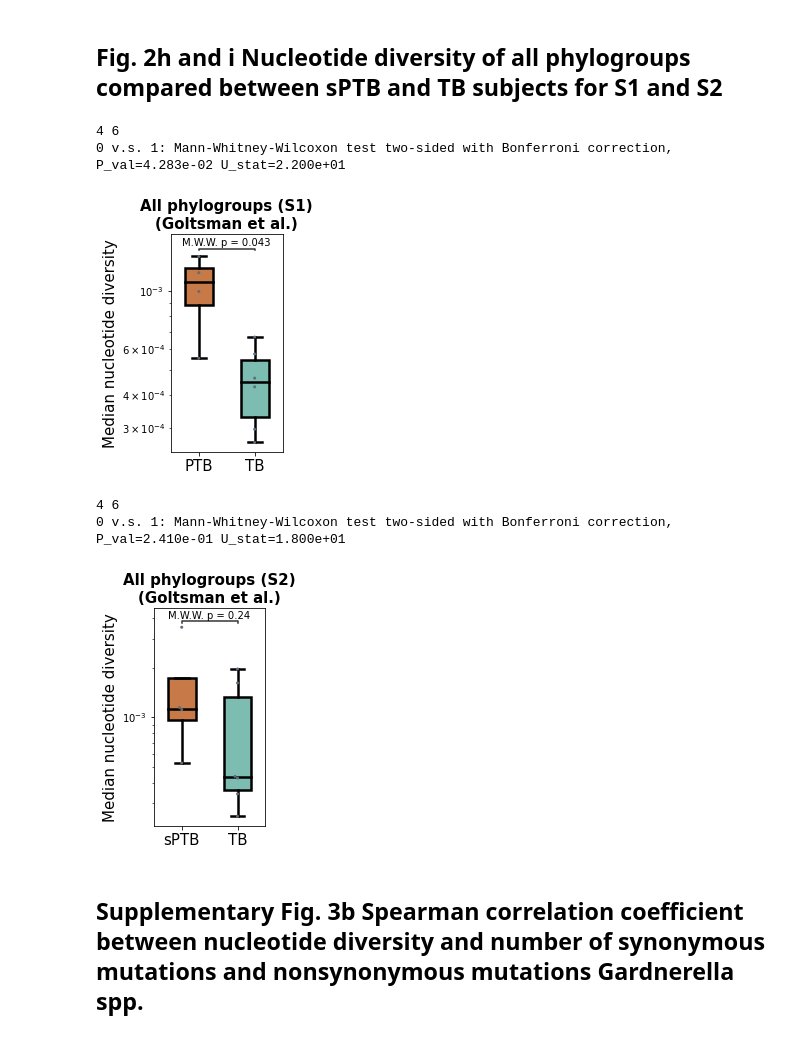
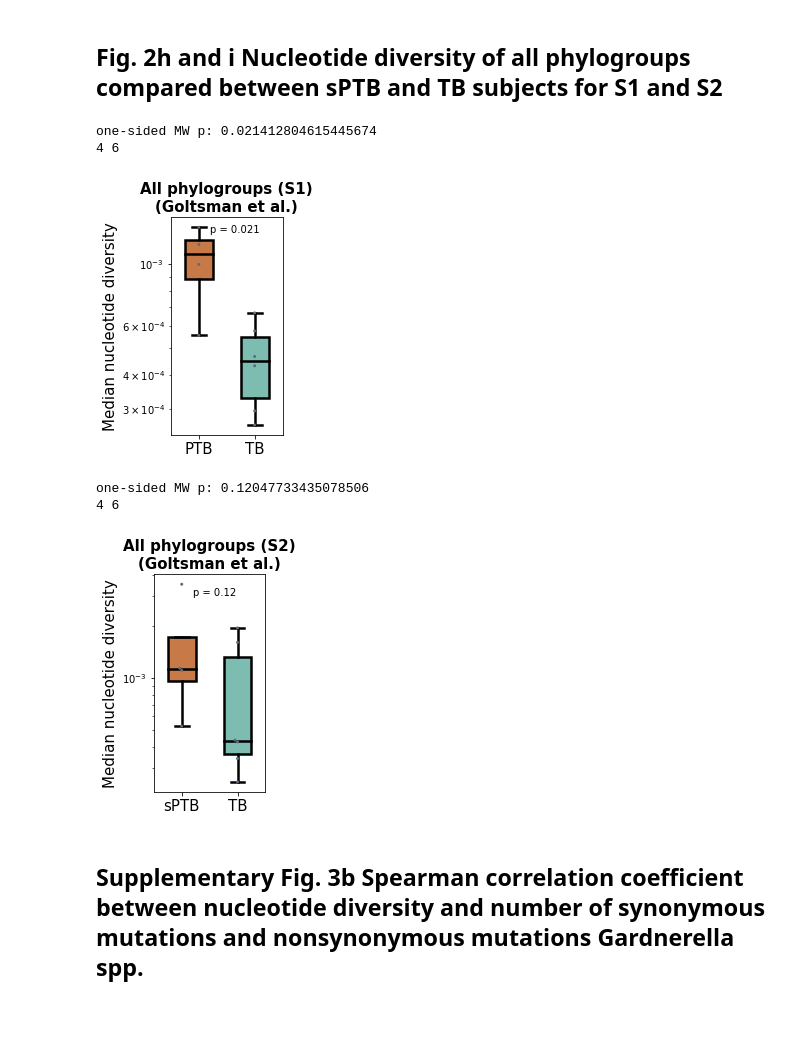
Before and after one commit to korem-lab/MOMs-PI_microdiversity_2023, a Jupyter notebook: MOMS-PI_analysis.ipynb, the cells around one changed output. Drawn from its saved outputs; the diff is of its cells as text; code cells hidden in the pictures.

```diff
--- a/MOMS-PI_analysis.ipynb
+++ b/MOMS-PI_analysis.ipynb
@@ -256,7 +299,7 @@ plt.show()
 # %%
 # load feature loadings result from CTF analysis
 
-feature = pd.read_csv('/ifs/scratch/tk2829_gp/jl5897/MOMS_PI/from_liat/New_Results/Feature_loadings.csv',index_col=0)
+feature = pd.read_csv('Feature_loadings.csv',index_col=0)
 con = pd.concat([feature.sort_values('Component 2').head(5), feature.sort_values('Component 2').tail(5)])
 key = ['Lactobacillus helveticus PG81', 'Lactobacillus crispatus PG80', 'Lactobacillus gasseri PG79',
        'Lactobacillus jensenii PG76', 'Lactobacillus jensenii PG77', 'Gardnerella vaginalis PG50',
@@ -317,14 +360,14 @@ plt.show()
 # Average nucleotide identify (ANI) of strains compared between subjects
 # %%
 # select phylogroups that have at leat 10 MAGs assembed from PTB subjects
-bins_mag = pd.read_csv('/storage/scratch/c2b2/korem/jl5897/tmp/MOMS_PI/atlas/allbins2genome.tsv', sep = '\t', index_col=0)
-bins = pd.read_csv('/storage/scratch/c2b2/korem/jl5897/tmp/MOMS_PI/atlas/genomic_bins_metabat.tsv', sep = '\t', index_col=0)
+bins_mag = pd.read_csv('allbins2genome.tsv', sep = '\t', index_col=0)
+bins = pd.read_csv('genomic_bins_metabat.tsv', sep = '\t', index_col=0)
 df_m = pd.merge(bins_mag, bins, left_index=True, right_index=True)
 
 sample['group'] = sample['ptb'].replace({False:'ftb', True:'ptb'})
 sample_new = sample.drop(['tb', 'ptb'], axis = 1)
 sample_new = sample_new.set_index(['Sample_Name'])
-df_GAS = pd.read_pickle("/storage/scratch/c2b2/korem/jl5897/tmp/MOMS_PI/metadata_r/GAS.df")
+df_GAS = pd.read_pickle("GAS.df")
 sample_GAS = sample_new.join(df_GAS)
 sample_GAS = sample_GAS.reset_index()
 sample_GAS = sample_GAS.set_index(['Run'])
@@ -355,13 +398,13 @@ for key in mag_dic:
             print(df_m_GAS.loc[df_m_GAS['MAG'] == key, 'Taxonomy (contained)'].iloc[0])
 
 df_m_GAS_se = df_m_GAS[(df_m_GAS['MAG'].str.contains('MAG038'))|(df_m_GAS['MAG'].str.contains('MAG061'))| (df_m_GAS['MAG'].str.contains('MAG086')) | (df_m_GAS['MAG'].str.contains('MAG113'))]
-df_m_GAS_se.to_pickle("/storage/data/c2b2/korem/jl5897/MOMS_PI/atlas/selected_mag_sample_meta.pkl")
+df_m_GAS_se.to_pickle("selected_mag_sample_meta.pkl")
 # %% [markdown]
 ## Supplementary Fig. 2 ANI of MAGs clssified as M. genomosp
 # %%
 # compare observed ANI of MAGs within sPTB subjects and TB subjects with expected ANI for selected phylogroups
-metadata = pd.read_pickle('/storage/scratch/c2b2/korem/jl5897/MOMS-PI/ani/ANI_dendrogram/selected_mag_sample_meta.pkl')
-for fname in glob.glob('/storage/scratch/c2b2/korem/jl5897/MOMS-PI/ani/ANI_dendrogram/*.tab'):
+metadata = pd.read_pickle('selected_mag_sample_meta.pkl')
+for fname in glob.glob('*.tab'): # ANI matrix
     ani_matrix = pd.read_csv(fname, sep = '\t', index_col=0)
     sub_dic = defaultdict(list)
     new_meta = metadata[metadata['MAG'] == fname.split('/')[-1].split('_')[0]]
@@ -799,13 +798,12 @@ plt.show()
 term = [10039, 10044, 10034, 10032, 10047, 10046] # ID's of subjects with term birth
 preterm = [10101, 10031, 10036, 10029] # ID's of subjects with preterm birth
 
-gamd = pd.read_csv('/ifs/scratch/tk2829_gp/tk2829/pnas.1502875112.sd02.txt', sep = '\t')
+gamd = pd.read_csv('pnas.1502875112.sd02.txt', sep = '\t')
 # create Dataframe that maps subject IDs to the ID's of their sample sequencing runs
-meta = pd.read_csv("/ifs/scratch/tk2829_gp/shared/Data/2022_Relman_VagMetagenome/Relman_Meta.txt", sep="\t", usecols=["Run","Sample_ID"])
+meta = pd.read_csv("/Relman_Meta.txt", sep="\t", usecols=["Run","Sample_ID"])
 meta["subject"] = meta["Sample_ID"].apply(lambda row: str(row)[:5])
 meta.sort_values(by=["subject"], inplace=True)
-#meta['preterm'] = meta.subject.apply(lambda v: True if int(v) in preterm else False if int(v) in term else np.nan)
-# print(meta.head())
+
 meta['Sample_ID'] = meta.Sample_ID.astype(str)
 meta = meta.merge(gamd[['#SampleID', 'GestationalWeekOfCollection', 'PretermBirth', 'GestationalWeekOfDelivery']],
            left_on = 'Sample_ID', right_on = '#SampleID', how = 'left')
@@ -820,43 +818,43 @@ s2_meta = meta[(meta['GestationalWeekOfCollection'] >= 20) & (meta['GestationalW
 # %% [markdown]
 ## Fig. 2h and i Nucleotide diversity of all phylogroups compared between sPTB and TB subjects for S1 and S2
 # %%
-df = pd.read_pickle('/ifs/scratch/tk2829_gp/jl5897/MOMS_PI/inStain/Relman/genome_wide/relman_nt.df').T
+df = pd.read_pickle('relman_nt.df').T
 df.columns = df.columns.str.split('.').str[0]
 
 # calculate median of samples for each subject
 
 median_sample = pd.merge(s1_meta[['subject']], df, left_index=True, right_index=True).groupby('subject').median()
 median_mag = median_sample.median(axis=1)
 
 # get median of mag for PTB subjects
 ptb_ab = median_mag[median_mag.index.isin(meta[(meta['PretermBirth'] == True)]['subject'])]
 
 # get median of mag for TB subjects
 tb_ab = median_mag[median_mag.index.isin(meta[(meta['PretermBirth'] == False)]['subject'])]
 
+u, prob = mannwhitneyu(ptb_ab, tb_ab, alternative='greater')
+print('one-sided MW p:', prob)
+
 plt.rcParams["figure.figsize"] = (2, 4)
 print(len(ptb_ab), len(tb_ab))
 boxprops = {'edgecolor': 'k', 'linewidth': 2.5}
 lineprops = {'color': 'k', 'linewidth': 2.5}
 boxplot_kwargs = dict({'boxprops': boxprops, 'medianprops': lineprops,
                'whiskerprops': lineprops, 'capprops': lineprops,'width': 0.5})
 ax = sns.boxplot(data=[ptb_ab, tb_ab], palette=['#DC7633', '#73C6B6'], **boxplot_kwargs, showfliers=False)
 ax.set_yscale('log')
 ax = sns.swarmplot(data=[ptb_ab, tb_ab], color="#5D6D7E", size=3)
-test_results = add_stat_annotation(ax, data=[ptb_ab, tb_ab], box_pairs=[(0, 1)],
-                               test='Mann-Whitney', text_format='full', loc='inside', verbose=2,
-                                  pvalue_format_string="{:.2g}")
 ax.set_xticklabels(['PTB', 'TB'], size=15)
 ax.set_title("All phylogroups (S1)\n(Goltsman et al.)", size=15, fontweight='bold')
+plt.annotate('p = 0.021', (0.2, 0.0013))
 plt.ylabel('Median nucleotide diversity', size=15)
 plt.xlabel('')
-plt.savefig('/ifs/scratch/tk2829_gp/jl5897/MOMS_PI/paper_figures_new_new/All_ntdiversity_subject_S1_relman.pdf', bbox_inches='tight', dpi = 300)
+plt.savefig('All_ntdiversity_subject_S1_relman.pdf', bbox_inches='tight', dpi = 300)
 plt.show()
-# use one-sided test, p value in the manuscript is 0.021
 # %% [output]
+one-sided MW p: 0.021412804615445674
 4 6
-0 v.s. 1: Mann-Whitney-Wilcoxon test two-sided with Bonferroni correction, P_val=4.283e-02 U_stat=2.200e+01
-[figure, old version]
+[figure, new version]
 # %%
 # calculate median of samples for each subject
 
@@ -869,6 +867,9 @@ ptb_ab = median_mag[median_mag.index.isin(meta[(meta['PretermBirth'] == True)]['
 # get median of mag for TB subjects
 tb_ab = median_mag[median_mag.index.isin(meta[(meta['PretermBirth'] == False)]['subject'])]
 
+u, prob = mannwhitneyu(ptb_ab, tb_ab, alternative='greater')
+print('one-sided MW p:', prob)
+
 plt.rcParams["figure.figsize"] = (2, 4)
 print(len(ptb_ab), len(tb_ab))
 boxprops = {'edgecolor': 'k', 'linewidth': 2.5}
@@ -878,20 +879,17 @@ boxplot_kwargs = dict({'boxprops': boxprops, 'medianprops': lineprops,
 ax = sns.boxplot(data=[ptb_ab, tb_ab], palette=['#DC7633', '#73C6B6'], **boxplot_kwargs, showfliers=False)
 ax.set_yscale('log')
 ax = sns.swarmplot(data=[ptb_ab, tb_ab], color="#5D6D7E", size=3)
-test_results = add_stat_annotation(ax, data=[ptb_ab, tb_ab], box_pairs=[(0, 1)],
-                               test='Mann-Whitney', text_format='full', loc='inside', verbose=2,
-                                  pvalue_format_string="{:.2g}")
+plt.annotate('p = 0.12', (0.2, 0.003))
 ax.set_xticklabels(['sPTB', 'TB'], size=15)
 ax.set_title("All phylogroups (S2)\n(Goltsman et al.)", size=15, fontweight='bold')
 plt.ylabel('Median nucleotide diversity', size=15)
 plt.xlabel('')
-plt.savefig('/ifs/scratch/tk2829_gp/jl5897/MOMS_PI/paper_figures_new_new/All_ntdiversity_subject_S2_relman.pdf', bbox_inches='tight', dpi = 300)
+plt.savefig('All_ntdiversity_subject_S2_relman.pdf', bbox_inches='tight', dpi = 300)
 plt.show()
-# use one-sided test, p value in the manuscript is 0.12
 # %% [output]
+one-sided MW p: 0.12047733435078506
 4 6
-0 v.s. 1: Mann-Whitney-Wilcoxon test two-sided with Bonferroni correction, P_val=2.410e-01 U_stat=1.800e+01
-[figure, old version]
+[figure, new version]
 # %% [markdown]
 ## Supplementary Fig. 3b Spearman correlation coefficient between nucleotide diversity and number of synonymous mutations and nonsynonymous mutations Gardnerella spp.
 # %%
```
Also changed, not shown: parts of 110 cells of this notebook.
